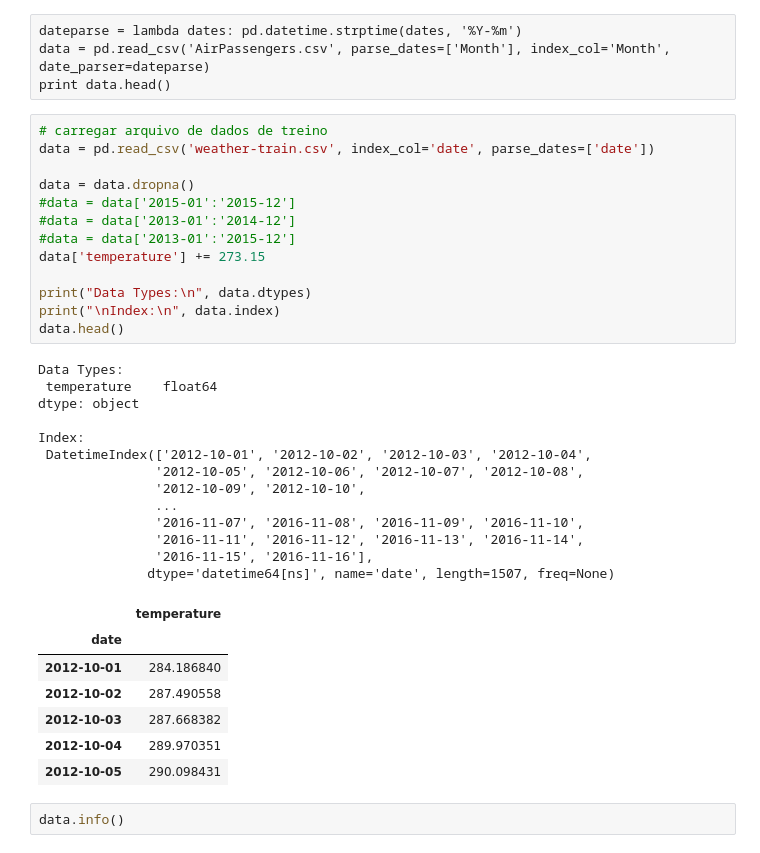
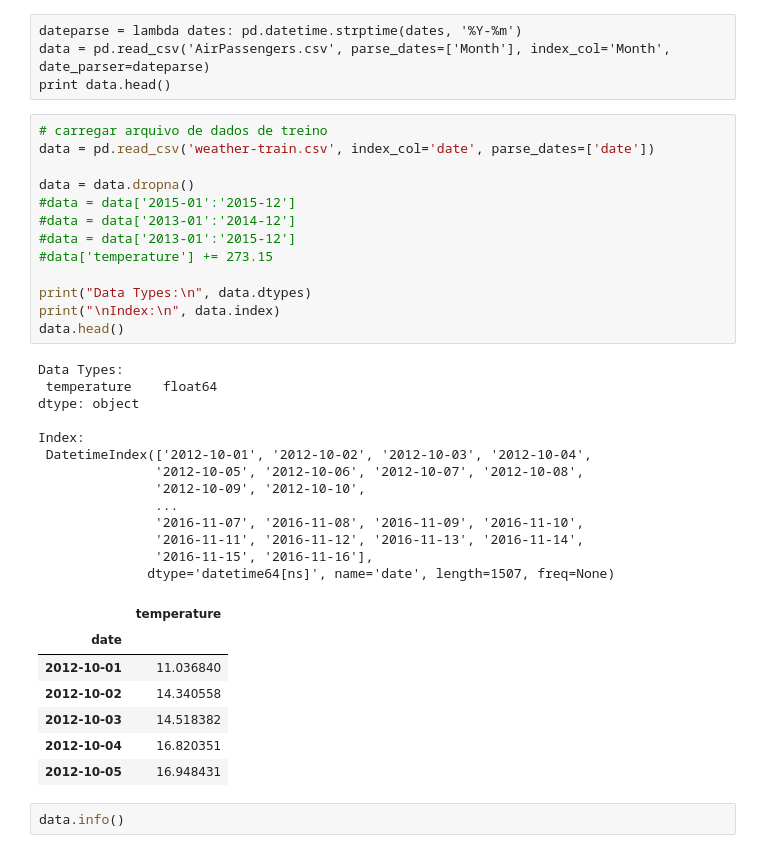
Before and after one commit to hjort/ai-labs, a Jupyter notebook: kaggle/serpro-weather/Weather - 4 Previsão de Valores com StatsModels.ipynb, the cells around one changed output. Cells and saved outputs as stored; diff of their text form.

```diff
--- a/kaggle/serpro-weather/Weather - 4 Previsão de Valores com StatsModels.ipynb
+++ b/kaggle/serpro-weather/Weather - 4 Previsão de Valores com StatsModels.ipynb
@@ -32,37 +32,37 @@ print data.head()
 # %%
 # carregar arquivo de dados de treino
 data = pd.read_csv('weather-train.csv', index_col='date', parse_dates=['date'])
 
 data = data.dropna()
 #data = data['2015-01':'2015-12']
 #data = data['2013-01':'2014-12']
 #data = data['2013-01':'2015-12']
-data['temperature'] += 273.15
+#data['temperature'] += 273.15
 
 print("Data Types:\n", data.dtypes)
 print("\nIndex:\n", data.index)
 data.head()
 # %% [output]
 Data Types:
  temperature    float64
 dtype: object
 
 Index:
  DatetimeIndex(['2012-10-01', '2012-10-02', '2012-10-03', '2012-10-04',
                '2012-10-05', '2012-10-06', '2012-10-07', '2012-10-08',
                '2012-10-09', '2012-10-10',
                ...
                '2016-11-07', '2016-11-08', '2016-11-09', '2016-11-10',
                '2016-11-11', '2016-11-12', '2016-11-13', '2016-11-14',
                '2016-11-15', '2016-11-16'],
               dtype='datetime64[ns]', name='date', length=1507, freq=None)
 |  | temperature |
 | date |  |
-| 2012-10-01 | 284.186840 |
-| 2012-10-02 | 287.490558 |
-| 2012-10-03 | 287.668382 |
-| 2012-10-04 | 289.970351 |
-| 2012-10-05 | 290.098431 |
+| 2012-10-01 | 11.036840 |
+| 2012-10-02 | 14.340558 |
+| 2012-10-03 | 14.518382 |
+| 2012-10-04 | 16.820351 |
+| 2012-10-05 | 16.948431 |
 # %%
 data.info()
 # %% [output]
```
Also changed, not shown: parts of 47 cells of this notebook, 5 other files.
